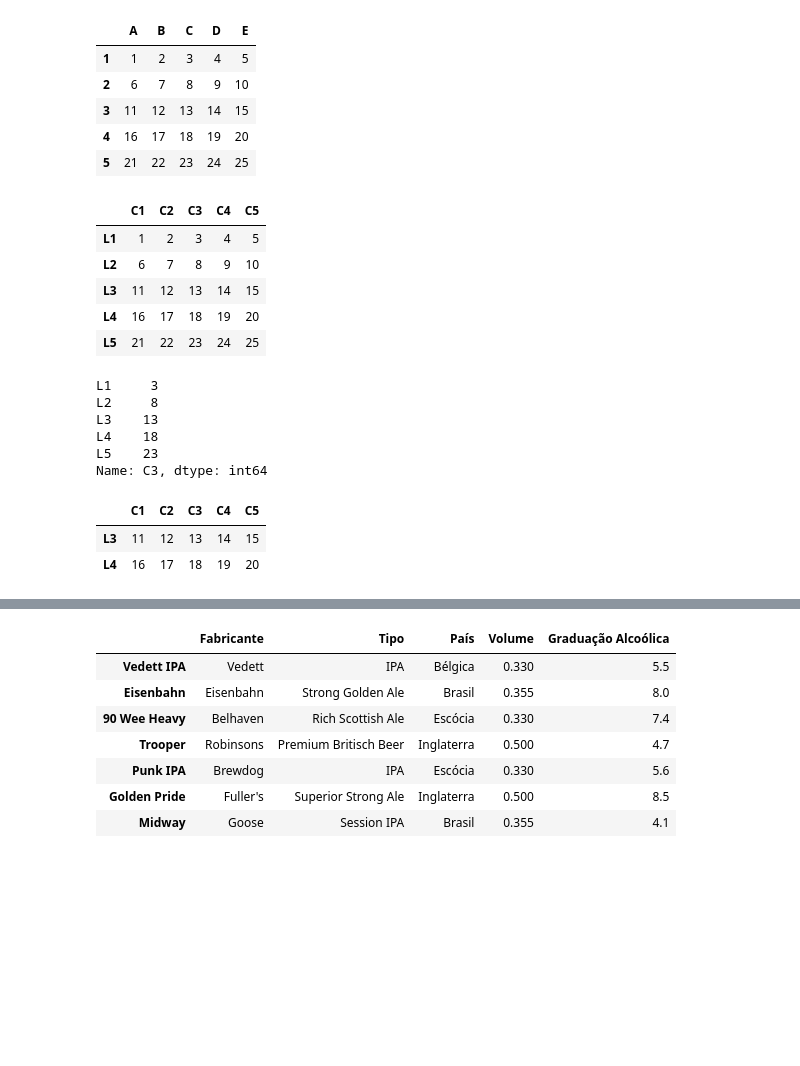
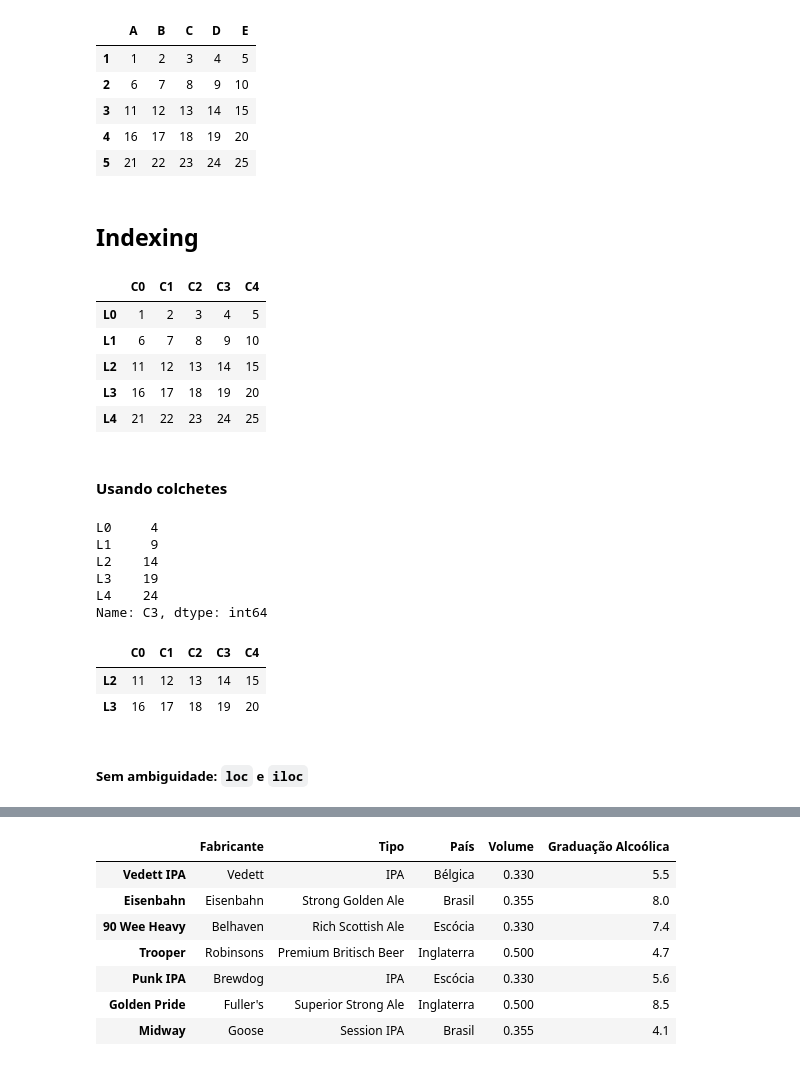
Before and after one commit to jalexandretoledo/numpy_pandas, a Jupyter notebook: aula_2/Playground.ipynb, the cells around one changed output, grey strips where cells are left out. Saved outputs shown, nothing was run; the diff lists cells and outputs as text; code cells hidden in the pictures; blank space fills up the shorter version.

```diff
--- a/aula_2/Playground.ipynb
+++ b/aula_2/Playground.ipynb
@@ -334,31 +347,37 @@ df_array
 | 3 | 11 | 12 | 13 | 14 | 15 |
 | 4 | 16 | 17 | 18 | 19 | 20 |
 | 5 | 21 | 22 | 23 | 24 | 25 |
+# %% [markdown]
+## Indexing
 # %%
 df = pd.DataFrame(np.arange(1, 26).reshape(5, -1),
-                  index=["L1", "L2", "L3", "L4", "L5"],
-                  columns=["C1", "C2", "C3", "C4", "C5"])
+                  index=["L0", "L1", "L2", "L3", "L4"],
+                  columns=["C0", "C1", "C2", "C3", "C4"])
 df
 # %% [output]
-|  | C1 | C2 | C3 | C4 | C5 |
-| L1 | 1 | 2 | 3 | 4 | 5 |
-| L2 | 6 | 7 | 8 | 9 | 10 |
-| L3 | 11 | 12 | 13 | 14 | 15 |
-| L4 | 16 | 17 | 18 | 19 | 20 |
-| L5 | 21 | 22 | 23 | 24 | 25 |
+|  | C0 | C1 | C2 | C3 | C4 |
+| L0 | 1 | 2 | 3 | 4 | 5 |
+| L1 | 6 | 7 | 8 | 9 | 10 |
+| L2 | 11 | 12 | 13 | 14 | 15 |
+| L3 | 16 | 17 | 18 | 19 | 20 |
+| L4 | 21 | 22 | 23 | 24 | 25 |
+# %% [markdown]
+#### Usando colchetes
 # %%
 df["C3"]
 # %% [output]
-L1     3
-L2     8
-L3    13
-L4    18
-L5    23
+L0     4
+L1     9
+L2    14
+L3    19
+L4    24
 Name: C3, dtype: int64
 # %%
 df[2:4]
 # %% [output]
-|  | C1 | C2 | C3 | C4 | C5 |
-| L3 | 11 | 12 | 13 | 14 | 15 |
-| L4 | 16 | 17 | 18 | 19 | 20 |
+|  | C0 | C1 | C2 | C3 | C4 |
+| L2 | 11 | 12 | 13 | 14 | 15 |
+| L3 | 16 | 17 | 18 | 19 | 20 |
+# %% [markdown]
+##### Sem ambiguidade: `loc` e `iloc`
 # %%
```
Also changed, not shown: parts of 74 cells of this notebook, 1 other file.
